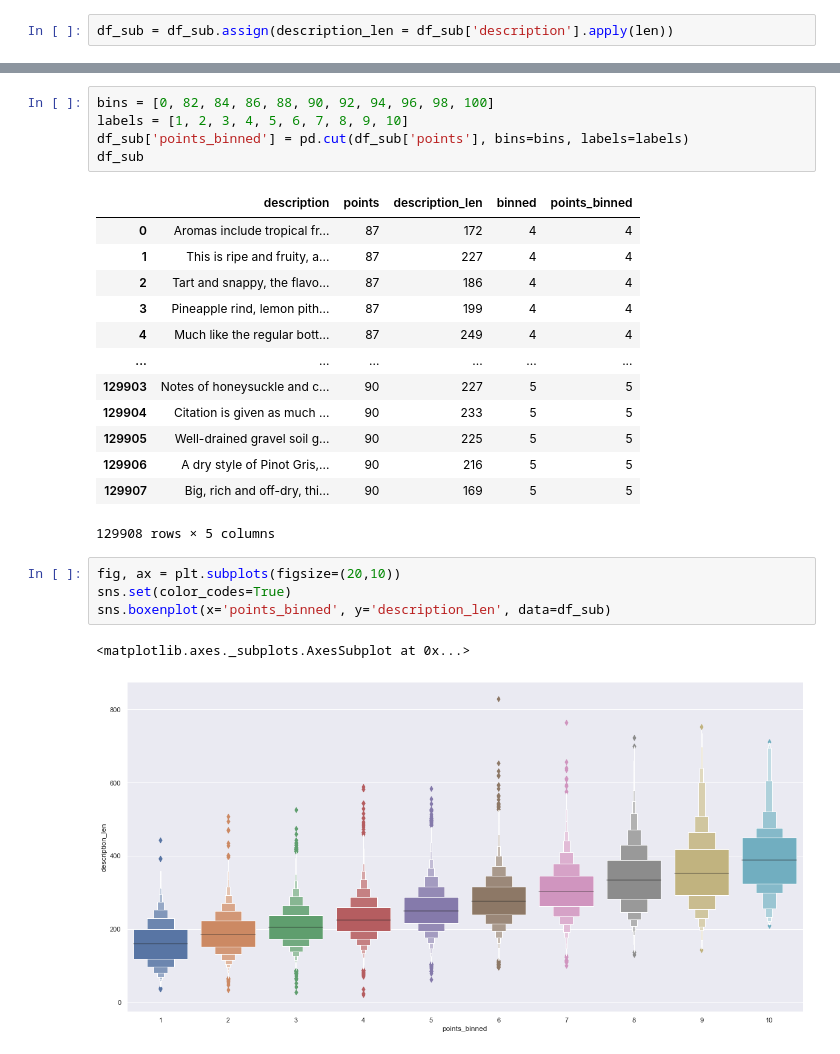
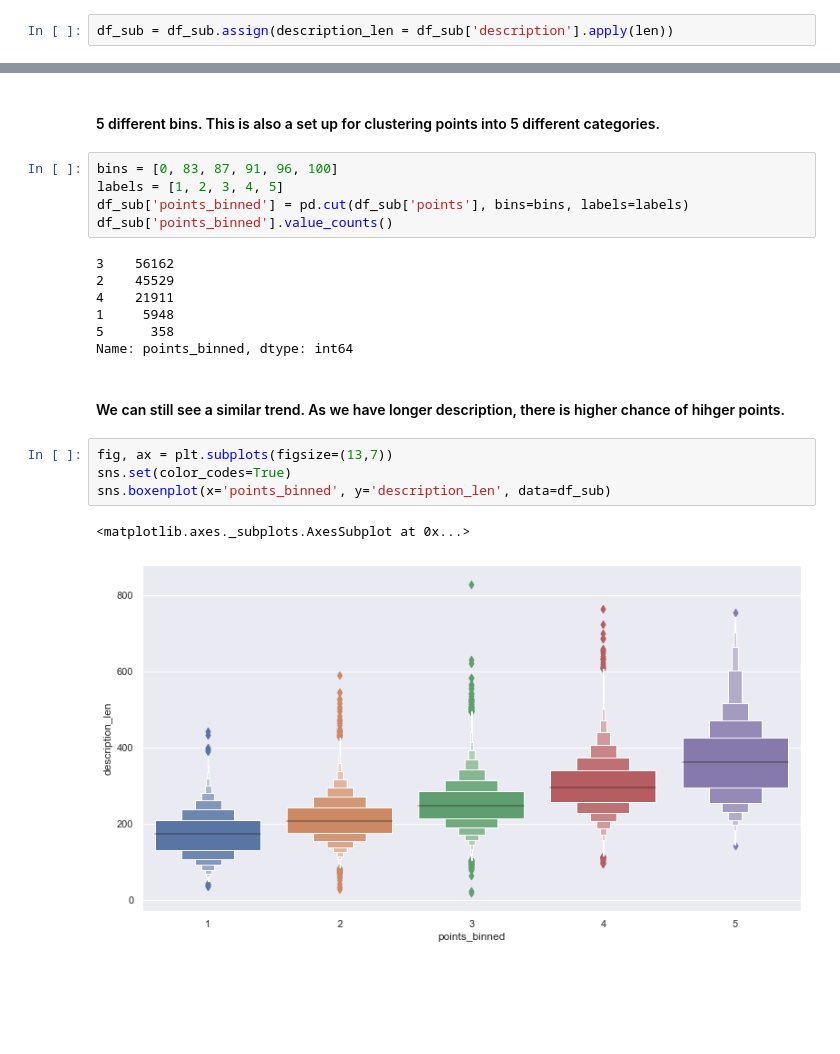
Before and after one commit to halotx3/ccass-wine-ds, a Jupyter notebook: wine-ca.ipynb, the cells around one changed output, grey strips where cells are left out. Cells and saved outputs as stored; diff of their text form; blank space fills up the shorter version.

```diff
--- a/wine-ca.ipynb
+++ b/wine-ca.ipynb
@@ -100,29 +78,26 @@ def to_simplified_score(points):
+# %% [markdown]
+#### 5 different bins.  This is also a set up for clustering points into 5 different categories.
 # %%
-bins = [0, 82, 84, 86, 88, 90, 92, 94, 96, 98, 100]
-labels = [1, 2, 3, 4, 5, 6, 7, 8, 9, 10]
+bins = [0, 83, 87, 91, 96, 100]
+labels = [1, 2, 3, 4, 5]
 df_sub['points_binned'] = pd.cut(df_sub['points'], bins=bins, labels=labels)
-df_sub
+df_sub['points_binned'].value_counts()
 # %% [output]
-|  | description | points | description_len | binned | points_binned |
-| 0 | Aromas include tropical fr... | 87 | 172 | 4 | 4 |
-| 1 | This is ripe and fruity, a... | 87 | 227 | 4 | 4 |
-| 2 | Tart and snappy, the flavo... | 87 | 186 | 4 | 4 |
-| 3 | Pineapple rind, lemon pith... | 87 | 199 | 4 | 4 |
-| 4 | Much like the regular bott... | 87 | 249 | 4 | 4 |
-| ... | ... | ... | ... | ... | ... |
-| 129903 | Notes of honeysuckle and c... | 90 | 227 | 5 | 5 |
-| 129904 | Citation is given as much ... | 90 | 233 | 5 | 5 |
-| 129905 | Well-drained gravel soil g... | 90 | 225 | 5 | 5 |
-| 129906 | A dry style of Pinot Gris,... | 90 | 216 | 5 | 5 |
-| 129907 | Big, rich and off-dry, thi... | 90 | 169 | 5 | 5 |
-129908 rows × 5 columns
+3    56162
+2    45529
+4    21911
+1     5948
+5      358
+Name: points_binned, dtype: int64
+# %% [markdown]
+#### We can still see a similar trend.  As we have longer description, there is higher chance of hihger points.
 # %%
-fig, ax = plt.subplots(figsize=(20,10))
+fig, ax = plt.subplots(figsize=(13,7))
 sns.set(color_codes=True)
 sns.boxenplot(x='points_binned', y='description_len', data=df_sub)
 # %% [output]
 <matplotlib.axes._subplots.AxesSubplot at 0x...>
-[figure, old version]
+[figure, new version]
 # %%
 slope, intercept, r_value, p_value, std_err = stats.linregress(df_sub['points'], df_sub['description_len'])
 fig, ax = plt.subplots()
```
Also changed, not shown: parts of 12 cells of this notebook, 1 other file.
